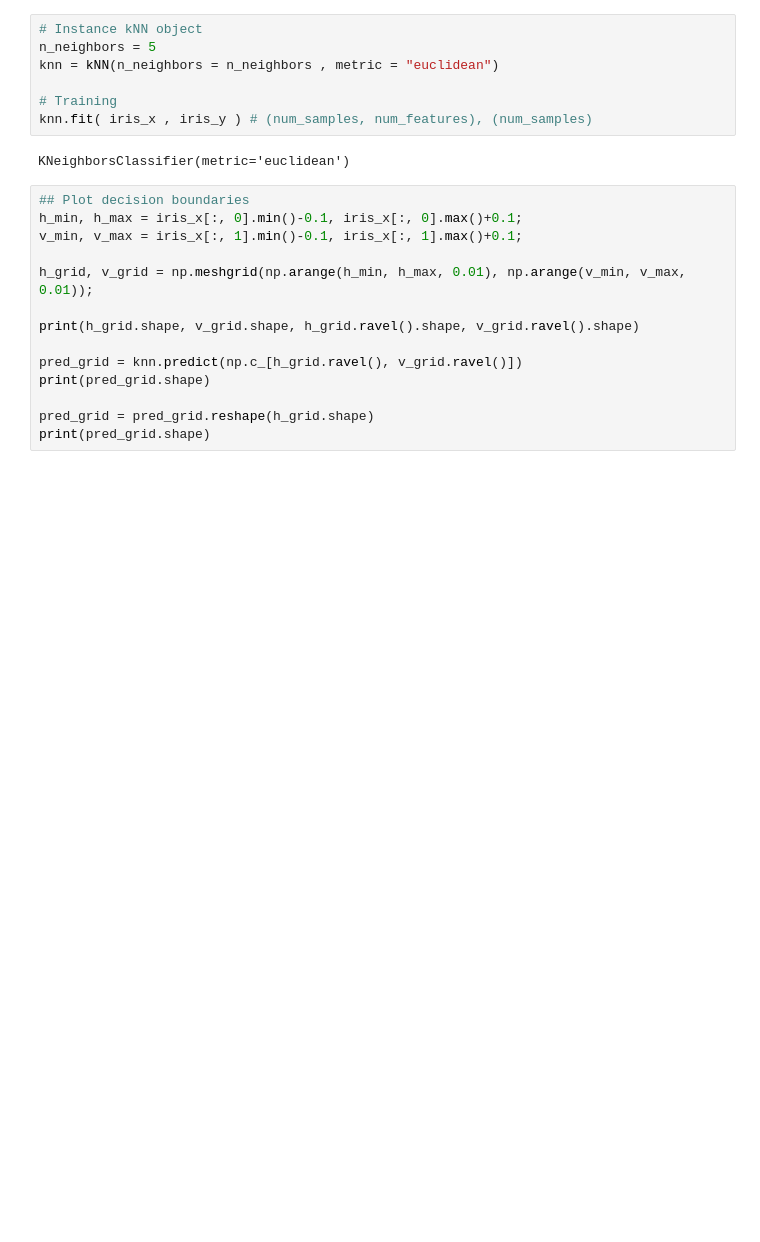
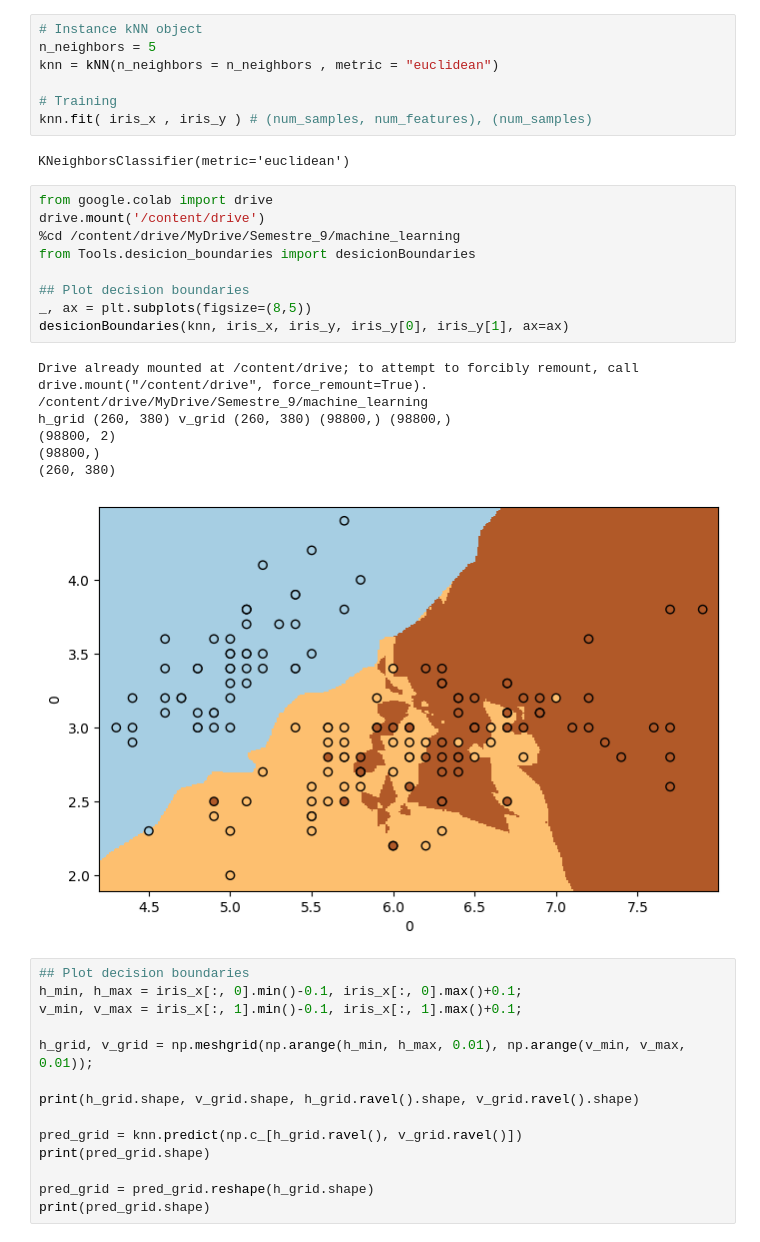
Before and after one commit to JoseDavidN/machine_learning, a Jupyter notebook: Sem_03/kNN.ipynb, the cells around one changed output. Cells and saved outputs as stored; diff of their text form; blank space fills up the shorter version.

```diff
--- a/Sem_03/kNN.ipynb
+++ b/Sem_03/kNN.ipynb
@@ -33,6 +33,23 @@ knn = kNN(n_neighbors = n_neighbors , metric = "euclidean")
 knn.fit( iris_x , iris_y ) # (num_samples, num_features), (num_samples)
 # %% [output]
 KNeighborsClassifier(metric='euclidean')
+# %%
+from google.colab import drive
+drive.mount('/content/drive')
+%cd /content/drive/MyDrive/Semestre_9/machine_learning
+from Tools.desicion_boundaries import desicionBoundaries
+
+## Plot decision boundaries
+_, ax = plt.subplots(figsize=(8,5))
+desicionBoundaries(knn, iris_x, iris_y, iris_y[0], iris_y[1], ax=ax)
+# %% [output]
+Drive already mounted at /content/drive; to attempt to forcibly remount, call drive.mount("/content/drive", force_remount=True).
+/content/drive/MyDrive/Semestre_9/machine_learning
+h_grid (260, 380) v_grid (260, 380) (98800,) (98800,)
+(98800, 2)
+(98800,)
+(260, 380)
+[figure, added]
 # %%
 ## Plot decision boundaries
 h_min, h_max = iris_x[:, 0].min()-0.1, iris_x[:, 0].max()+0.1;
```
Also changed, not shown: parts of 1 cell of this notebook, 1 other file.
